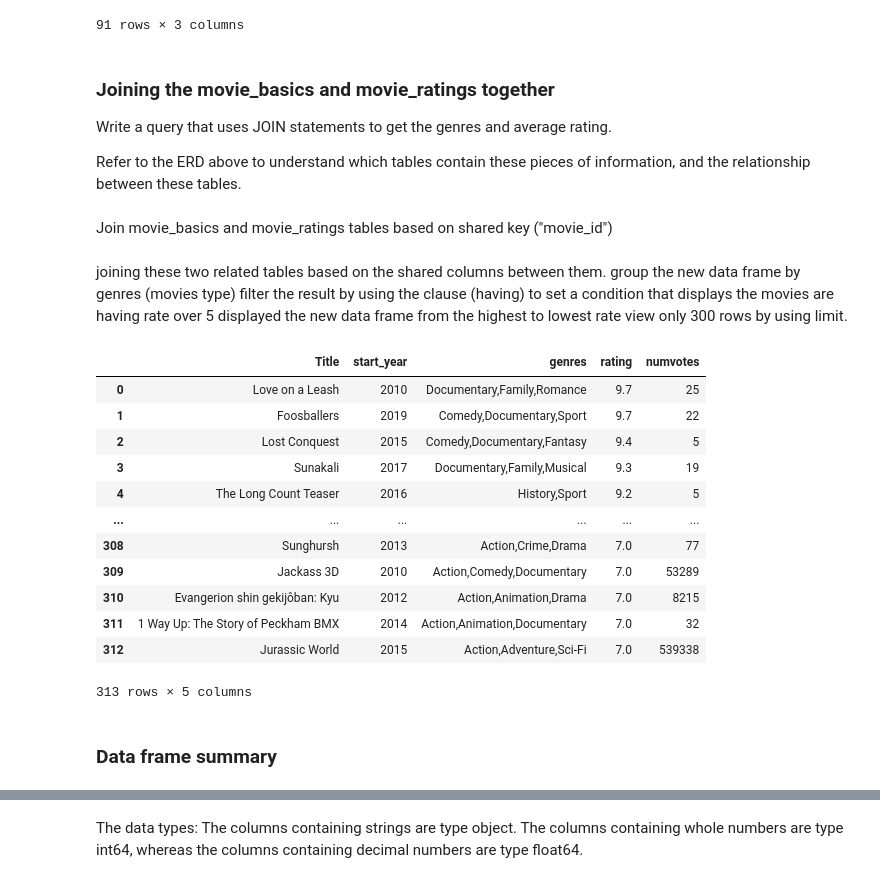
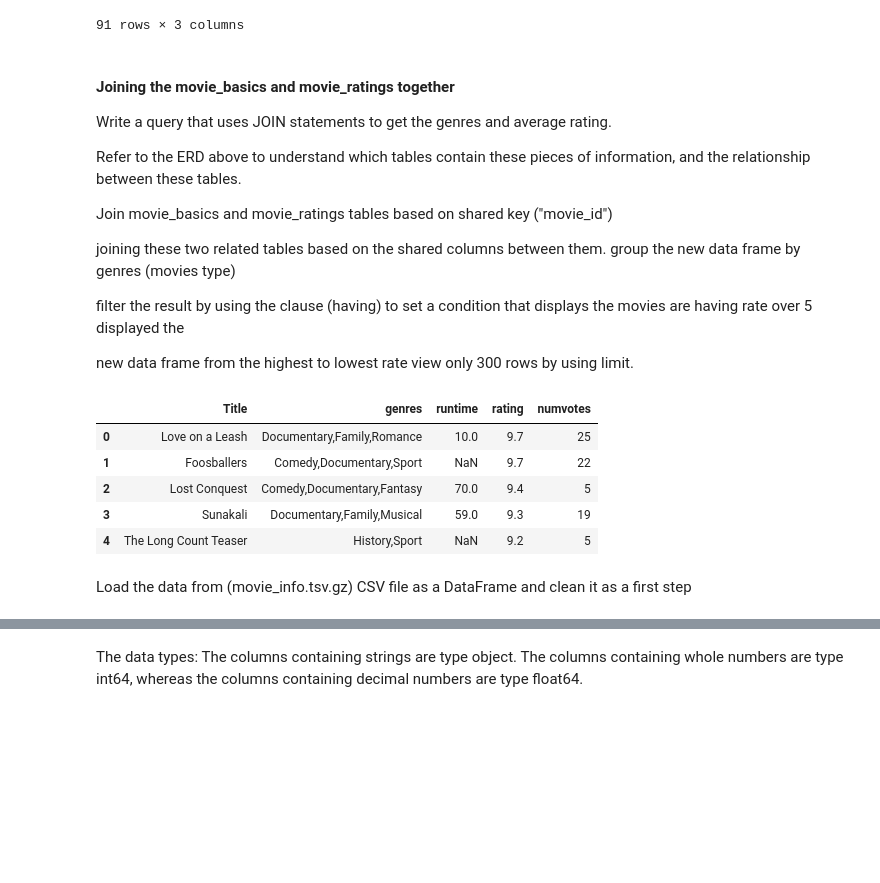
Before and after one commit to maysasaad/Phase_1_Project, a Jupyter notebook: student.ipynb, the cells around one changed output, grey strips where cells are left out. Saved outputs shown, nothing was run; the diff lists cells and outputs as text; code cells hidden in the pictures; blank space fills up the shorter version.

```diff
--- a/student.ipynb
+++ b/student.ipynb
@@ -200,47 +178,45 @@ GROUP BY averagerating ;""",conn)
 | 90 | tt5390098 | 10.0 | 5 |
 91 rows × 3 columns
 # %% [markdown]
-### Joining the movie_basics and movie_ratings together
+#### Joining the movie_basics and movie_ratings together
+
 Write a query that uses JOIN statements to get the genres and average rating.
 
 Refer to the ERD above to understand which tables contain these pieces of information, and the relationship between these tables.
+
+Join movie_basics and movie_ratings tables based on shared key ("movie_id")
+
+joining these two related tables based on the shared columns between them. group the new data frame by genres (movies type)
+
+filter the result by using the clause (having) to set a condition that displays the movies are having rate over 5 displayed the
+
+new data frame from the highest to lowest rate view only 300 rows by using limit.
-# %% [markdown]
-Join movie_basics and movie_ratings tables based on shared key ("movie_id")
-# %% [markdown]
-joining these two related tables based on the shared columns between them. group the new data frame by genres (movies type) filter the result by using the clause (having) to set a condition that displays the movies are having rate over 5 displayed the new data frame from the highest to lowest rate view only 300 rows by using limit.
 # %%
 # Join movie_basics and movie_ratings tables to create df data frame.
 # group df data frame by genres using GROUP BY.
 # filtering the data frame using (HAVING) to chose high rates movies
 # display the data frame from highest to lowest movies rate using ORDER BY.
 
-df = pd.read_sql(""" SELECT
+movie1 = pd.read_sql(""" SELECT
                 b.original_title AS Title,
-                b.start_year,
                 b.genres AS genres ,
+                b.runtime_minutes AS runtime,
                 r.averagerating AS rating ,
                 r.numvotes
 FROM movie_basics b
 JOIN movie_ratings r
 USING ("movie_id")
 GROUP BY genres
 HAVING (averagerating BETWEEN 7 AND 10)
 ORDER BY averagerating DESC
 ;""",conn)
-df
+movie1.head()
 # %% [output]
-|  | Title | start_year | genres | rating | numvotes |
-| 0 | Love on a Leash | 2010 | Documentary,Family,Romance | 9.7 | 25 |
-| 1 | Foosballers | 2019 | Comedy,Documentary,Sport | 9.7 | 22 |
-| 2 | Lost Conquest | 2015 | Comedy,Documentary,Fantasy | 9.4 | 5 |
-| 3 | Sunakali | 2017 | Documentary,Family,Musical | 9.3 | 19 |
-| 4 | The Long Count Teaser | 2016 | History,Sport | 9.2 | 5 |
-| ... | ... | ... | ... | ... | ... |
-| 308 | Sunghursh | 2013 | Action,Crime,Drama | 7.0 | 77 |
-| 309 | Jackass 3D | 2010 | Action,Comedy,Documentary | 7.0 | 53289 |
-| 310 | Evangerion shin gekijôban: Kyu | 2012 | Action,Animation,Drama | 7.0 | 8215 |
-| 311 | 1 Way Up: The Story of Peckham BMX | 2014 | Action,Animation,Documentary | 7.0 | 32 |
-| 312 | Jurassic World | 2015 | Action,Adventure,Sci-Fi | 7.0 | 539338 |
+|  | Title | genres | runtime | rating | numvotes |
+| 0 | Love on a Leash | Documentary,Family,Romance | 10.0 | 9.7 | 25 |
+| 1 | Foosballers | Comedy,Documentary,Sport | NaN | 9.7 | 22 |
+| 2 | Lost Conquest | Comedy,Documentary,Fantasy | 70.0 | 9.4 | 5 |
+| 3 | Sunakali | Documentary,Family,Musical | 59.0 | 9.3 | 19 |
+| 4 | The Long Count Teaser | History,Sport | NaN | 9.2 | 5 |
-313 rows × 5 columns
-# %% [markdown]
-### Data frame summary
+# %% [markdown]
+Load the data from (movie_info.tsv.gz) CSV file as a DataFrame and clean it as a first step
```
Also changed, not shown: parts of 486 cells of this notebook, 15 other files.
